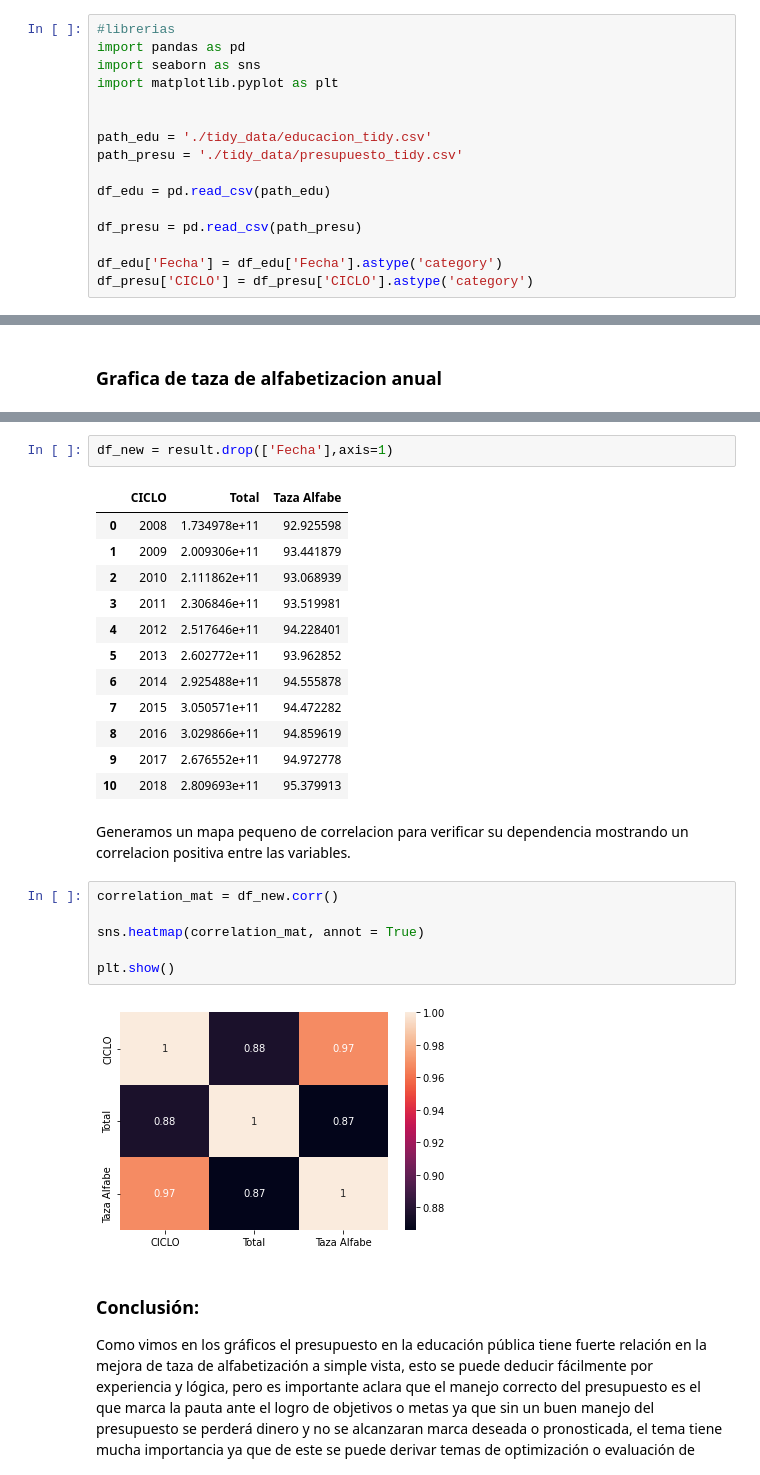
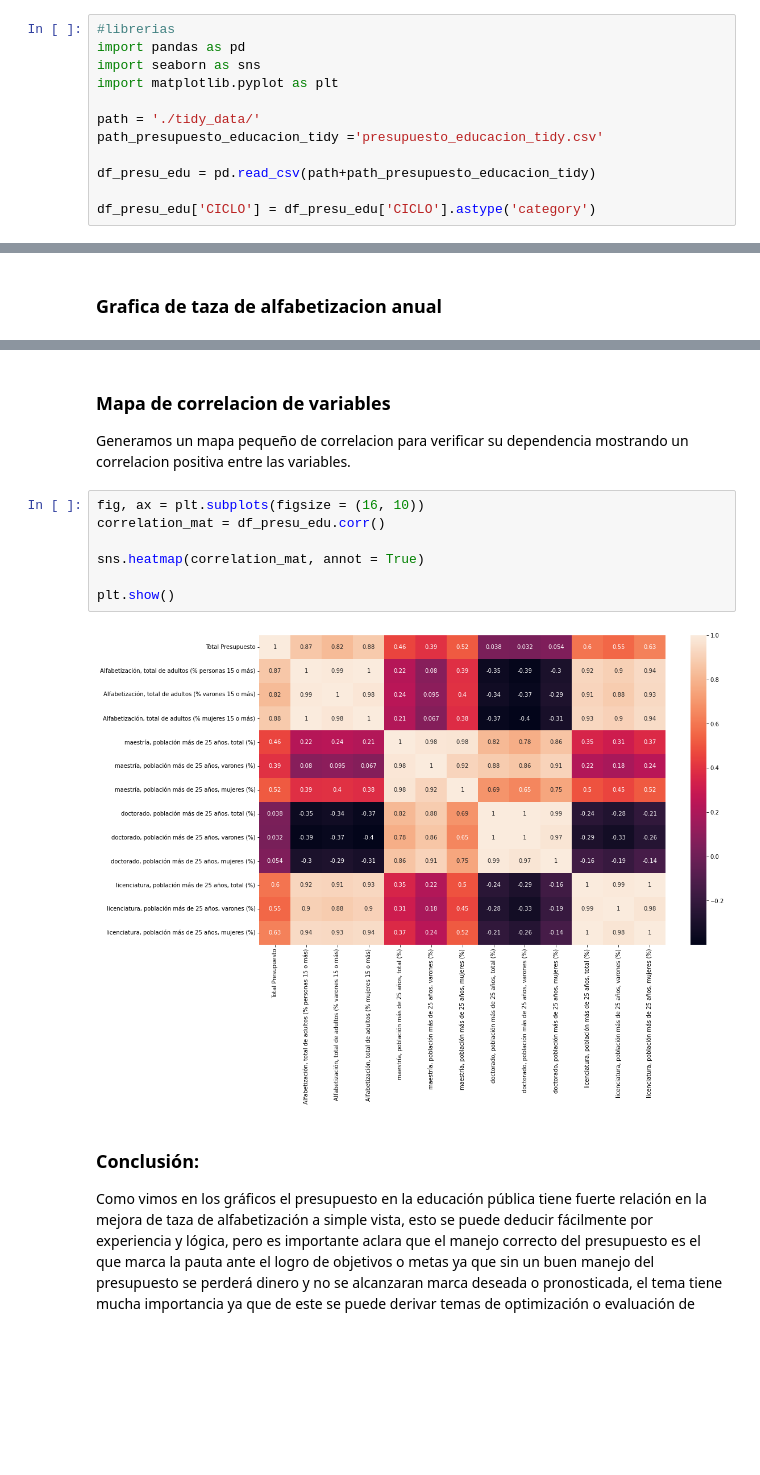
Before and after one commit to ibsanmorales/Proyecto-final-IngCaract, a Jupyter notebook: main.ipynb, the cells around one changed output, grey strips where cells are left out. Cells and saved outputs as stored; diff of their text form; blank space fills up the shorter version.

Commit message:
Cambios indicados: diccionario de datos, Eda integrando tidy data con presupuesto y educacion

```diff
--- a/main.ipynb
+++ b/main.ipynb
@@ -14,13 +14,9 @@ import pandas as pd
 import seaborn as sns
 import matplotlib.pyplot as plt
 
+path = './tidy_data/'
+path_presupuesto_educacion_tidy ='presupuesto_educacion_tidy.csv'
 
-path_edu = './tidy_data/educacion_tidy.csv'
-path_presu = './tidy_data/presupuesto_tidy.csv'
+df_presu_edu = pd.read_csv(path+path_presupuesto_educacion_tidy)
 
-df_edu = pd.read_csv(path_edu)
-
-df_presu = pd.read_csv(path_presu)
-
-df_edu['Fecha'] = df_edu['Fecha'].astype('category')
-df_presu['CICLO'] = df_presu['CICLO'].astype('category')
+df_presu_edu['CICLO'] = df_presu_edu['CICLO'].astype('category')
@@ -122,28 +46,15 @@ Text(0.5, 0, 'Fecha')
-# %%
-df_new = result.drop(['Fecha'],axis=1)
-# %% [output]
-|  | CICLO | Total | Taza Alfabe |
-| 0 | 2008 | 1.734978e+11 | 92.925598 |
-| 1 | 2009 | 2.009306e+11 | 93.441879 |
-| 2 | 2010 | 2.111862e+11 | 93.068939 |
-| 3 | 2011 | 2.306846e+11 | 93.519981 |
-| 4 | 2012 | 2.517646e+11 | 94.228401 |
-| 5 | 2013 | 2.602772e+11 | 93.962852 |
-| 6 | 2014 | 2.925488e+11 | 94.555878 |
-| 7 | 2015 | 3.050571e+11 | 94.472282 |
-| 8 | 2016 | 3.029866e+11 | 94.859619 |
-| 9 | 2017 | 2.676552e+11 | 94.972778 |
-| 10 | 2018 | 2.809693e+11 | 95.379913 |
 # %% [markdown]
-Generamos un mapa pequeno de correlacion para verificar su dependencia mostrando un correlacion positiva entre las variables.
+### Mapa de correlacion de variables
+Generamos un mapa pequeño de correlacion para verificar su dependencia mostrando un correlacion positiva entre las variables.
 # %%
-correlation_mat = df_new.corr()
+fig, ax = plt.subplots(figsize = (16, 10))
+correlation_mat = df_presu_edu.corr()
 
 sns.heatmap(correlation_mat, annot = True)
 
 plt.show()
 # %% [output]
-[figure, old version]
+[figure, new version]
 # %% [markdown]
 ### Conclusión:
 
```
Also changed, not shown: parts of 8 cells of this notebook, 8 other files.
